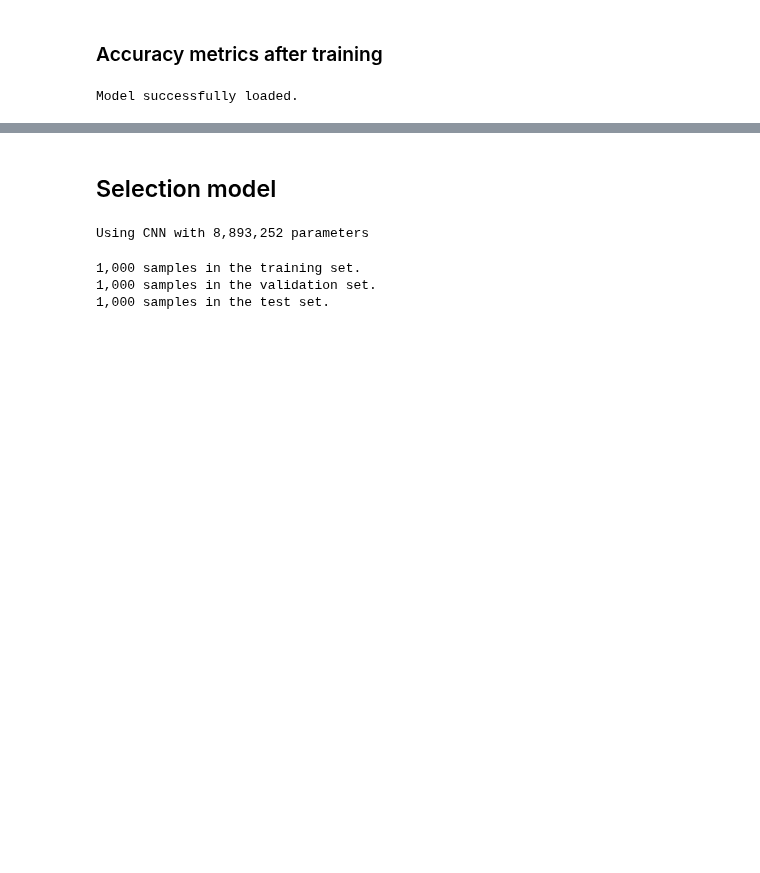
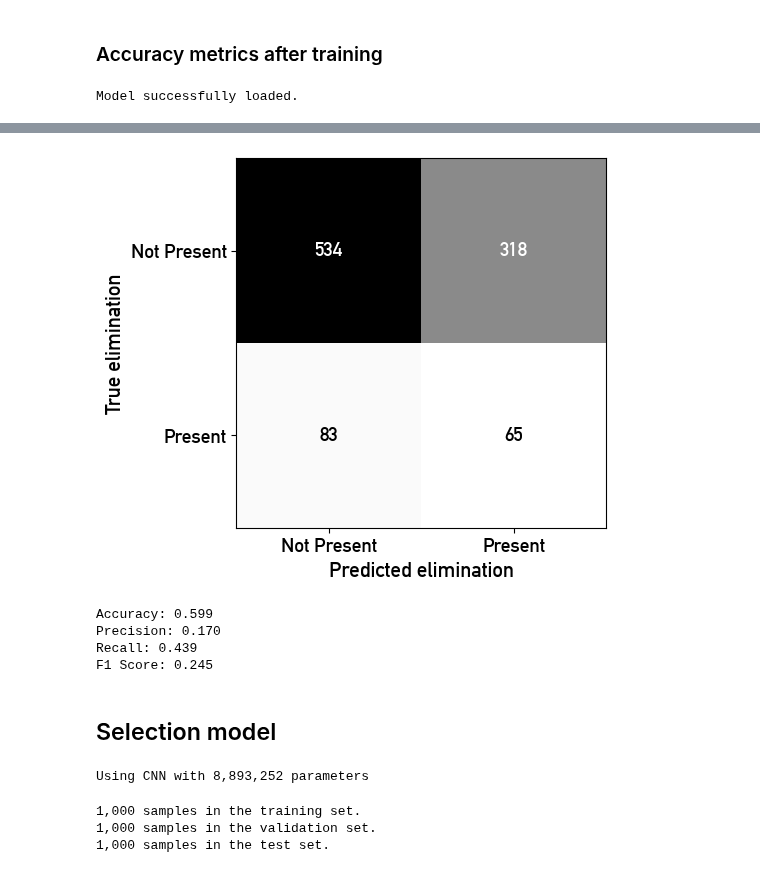
Before and after one commit to jorissenn/genops, a Jupyter notebook: 21_raster_model.ipynb, the cells around one changed output, grey strips where cells are left out. Saved outputs shown, nothing was run; the diff lists cells and outputs as text; code cells hidden in the pictures; blank space fills up the shorter version.

Commit message:
refactoring accuracy metric calculation

```diff
--- a/21_raster_model.ipynb
+++ b/21_raster_model.ipynb
@@ -295,3 +218,53 @@ F1 Score: 0.276
+# %%
+# creating test DataLoader
+test_loader = DataLoader(dataset=test_set, batch_size=len(test_set), shuffle=False)
+
+# switch to evaluation mode
+model.eval()
+
+# calculate accuracy metrics
+metrics = get_metrics_raster(model=model,
+                             dataloader=test_loader,
+                             operators_to_pred=elimination_operators,
+                             threshold=0.5,
+                             device=device)
+
+# saving the accuracy metrics
+model_name = get_model_name(model,
+                            ops="eli",
+                            attach_roads=attach_roads,
+                            n_samples=len(training_set),
+                            n_epochs=n_epochs,
+                            batch_size=batch_size,
+                            device=device) + ".csv"
+metrics_path = os.path.join(raster_path, "model_outputs", "elimination", "metrics", model_name)
+
+# creating a DataFrame with accuracy metrics
+metrics_df = pd.DataFrame({"operator": metrics["operator"],
+                           "accuracy": metrics["accuracy"],
+                           "precision": metrics["precision"],
+                           "recall": metrics["recall"],
+                           "f1-score": metrics["f1_score"]})
+
+# save to CSV
+metrics_df.to_csv(metrics_path, index=False)
+
+# print the results
+for i in range(len(elimination_operators)):
+    # display the confusion matrix
+    visualize_confusion_matrix(metrics["conf_matrix"][i], operator=metrics["operator"][i])
+
+    # print metrics
+    print(f"Accuracy: {metrics['accuracy'][i]:.3f}")
+    print(f"Precision: {metrics['precision'][i]:.3f}")
+    print(f"Recall: {metrics['recall'][i]:.3f}")
+    print(f"F1 Score: {metrics['f1_score'][i]:.3f}")
+# %% [output]
+[figure, added]
+Accuracy: 0.599
+Precision: 0.170
+Recall: 0.439
+F1 Score: 0.245
 # %% [markdown]
 ## Selection model
 # %%
```
Also changed, not shown: parts of 8 cells of this notebook, 6 other files.
